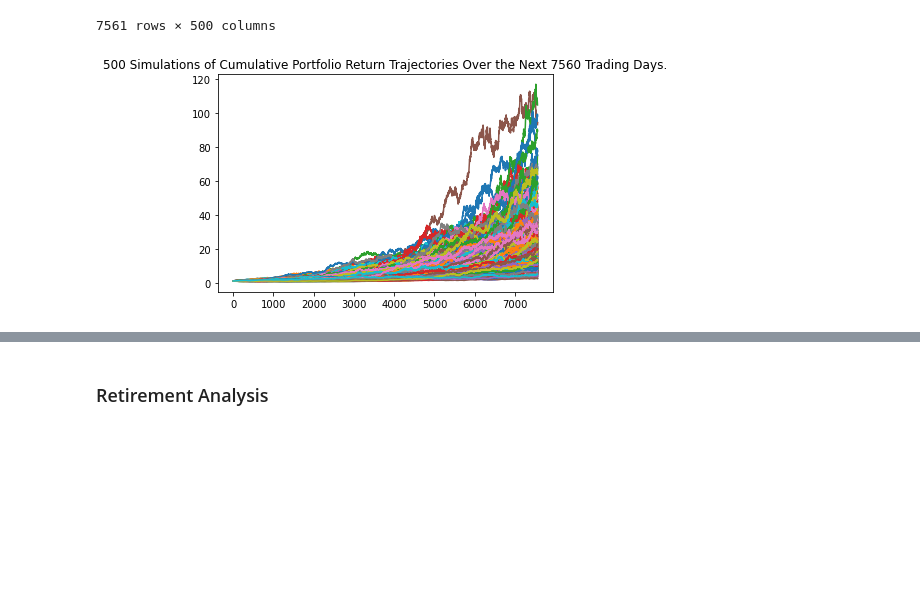
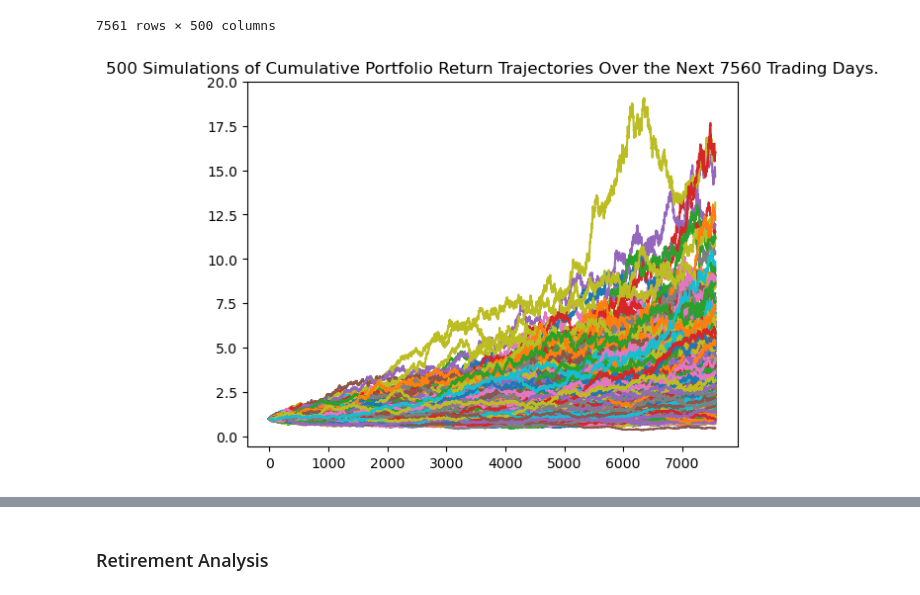
Before and after one commit to JeepCannon/Module5_Challenge, a Jupyter notebook: Module5_Challenge.ipynb, the cells around one changed output, grey strips where cells are left out. Saved outputs shown, nothing was run; the diff lists cells and outputs as text; code cells hidden in the pictures; blank space fills up the shorter version.

```diff
--- a/Module5_Challenge.ipynb
+++ b/Module5_Challenge.ipynb
@@ -213,5 +213,5 @@ Relax, you have enough money to buy the moon, if the moon only costs $77925.62
 # %%
 # Set start and end dates of five years back from today.
 # Sample results may vary from the solution based on the time frame chosen
-start_date = pd.Timestamp('2016-05-01', tz='America/New_York').isoformat()
-end_date = pd.Timestamp('2021-05-01', tz='America/New_York').isoformat()
+start_date = pd.Timestamp('2018-02-01', tz='America/New_York').isoformat()
+end_date = pd.Timestamp('2023-02-01', tz='America/New_York').isoformat()
@@ -240,0 +218,30 @@ df_stock_data.head()
+# %%
+alpaca_api_key = os.getenv("ALPACA_API_KEY")
+alpaca_secret_key = os.getenv("ALPACA_SECRET_KEY")
+
+api = tradeapi.REST(
+    alpaca_api_key,
+    alpaca_secret_key,
+    api_version = "v2"
+)
+
+
+# Get 5 years' worth of historical data for SPY and AGG
+tickers = ["SPY","AGG"]
+Tickers_Df = api.get_bars(
+    tickers,
+    timeframe,
+    start=start_date,
+    end=end_date
+).df
+# Reorganize the DataFrame
+# Separate ticker data
+SPY_Data = Tickers_Df[Tickers_Df["symbol"]=="SPY"].drop("symbol", axis=1)
+
+AGG_Data = Tickers_Df[Tickers_Df["symbol"]=="AGG"].drop("symbol", axis=1)
+
+# Concatenate the ticker DataFrames
+Ticker_Final = pd.concat([SPY_Data,AGG_Data],axis =1 ,keys = ("SPY","AGG"))
+
+# Display sample data
+Ticker_Final.head()
@@ -241,5 +277,11 @@ df_stock_data.head()
 # %%
 # Configuring a Monte Carlo simulation to forecast 30 years cumulative returns
-# YOUR CODE HERE!
+num_sims = 500
+
+MC_Portfolio = MCSimulation(
+    portfolio_data = Ticker_Final,
+    num_simulation = num_sims,
+    num_trading_days = 252 * 30
+)
 # %%
 # Printing the simulation input data
@@ -291,8 +366,8 @@ Running Monte Carlo simulation number 490.
 7561 rows × 500 columns
 # %%
 # Plot simulation outcomes
-# YOUR CODE HERE!
+MonteCarlo_Plot = MC_Portfolio.plot_simulation()
 # %% [output]
-[figure, old version]
+[figure, new version]
 # %%
 # Plot probability distribution and confidence intervals
```
Also changed, not shown: parts of 17 cells of this notebook.
